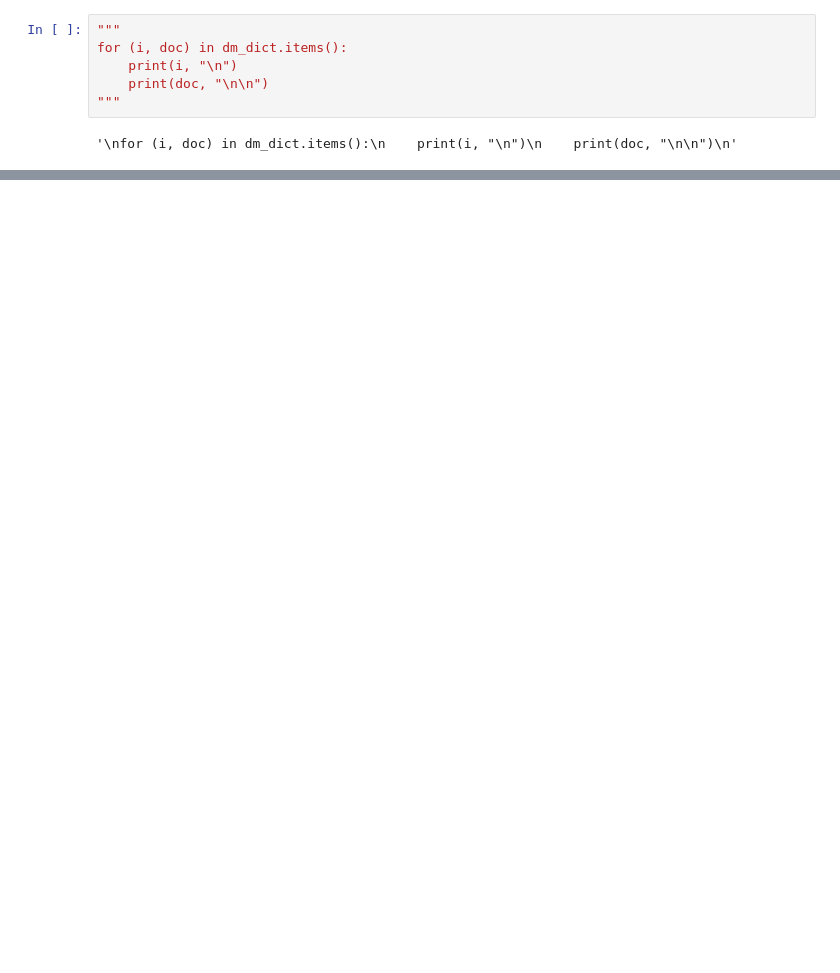
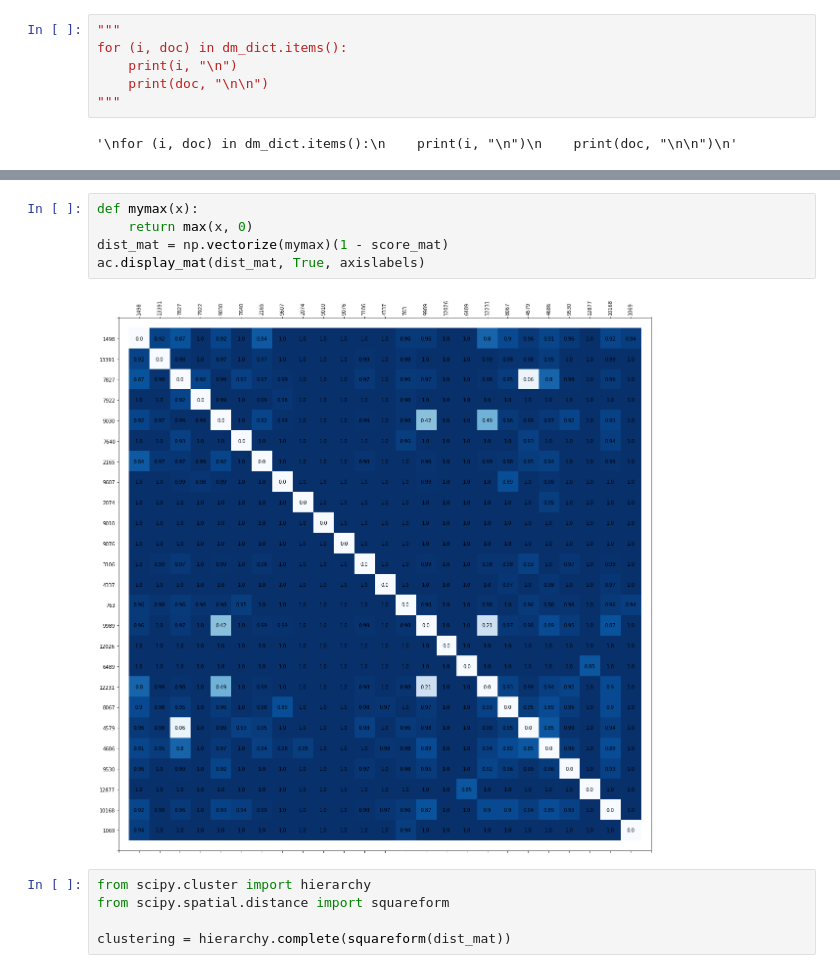
Before and after one commit to asprout/ArticleComparisons, a Jupyter notebook: ArticleSimilarity.ipynb, the cells around one changed output, grey strips where cells are left out. Saved outputs shown, nothing was run; the diff lists cells and outputs as text; blank space fills up the shorter version.

```diff
--- a/ArticleSimilarity.ipynb
+++ b/ArticleSimilarity.ipynb
@@ -258,0 +221,12 @@ S 33 :  “Our relationship with Russia has NEVER been worse,” Trump tweeted M
+# %%
+def mymax(x):
+    return max(x, 0)
+dist_mat = np.vectorize(mymax)(1 - score_mat)
+ac.display_mat(dist_mat, True, axislabels)
+# %% [output]
+[figure, added]
+# %%
+from scipy.cluster import hierarchy
+from scipy.spatial.distance import squareform
+
+clustering = hierarchy.complete(squareform(dist_mat))
```
Also changed, not shown: parts of 10 cells of this notebook, 6 other files.
